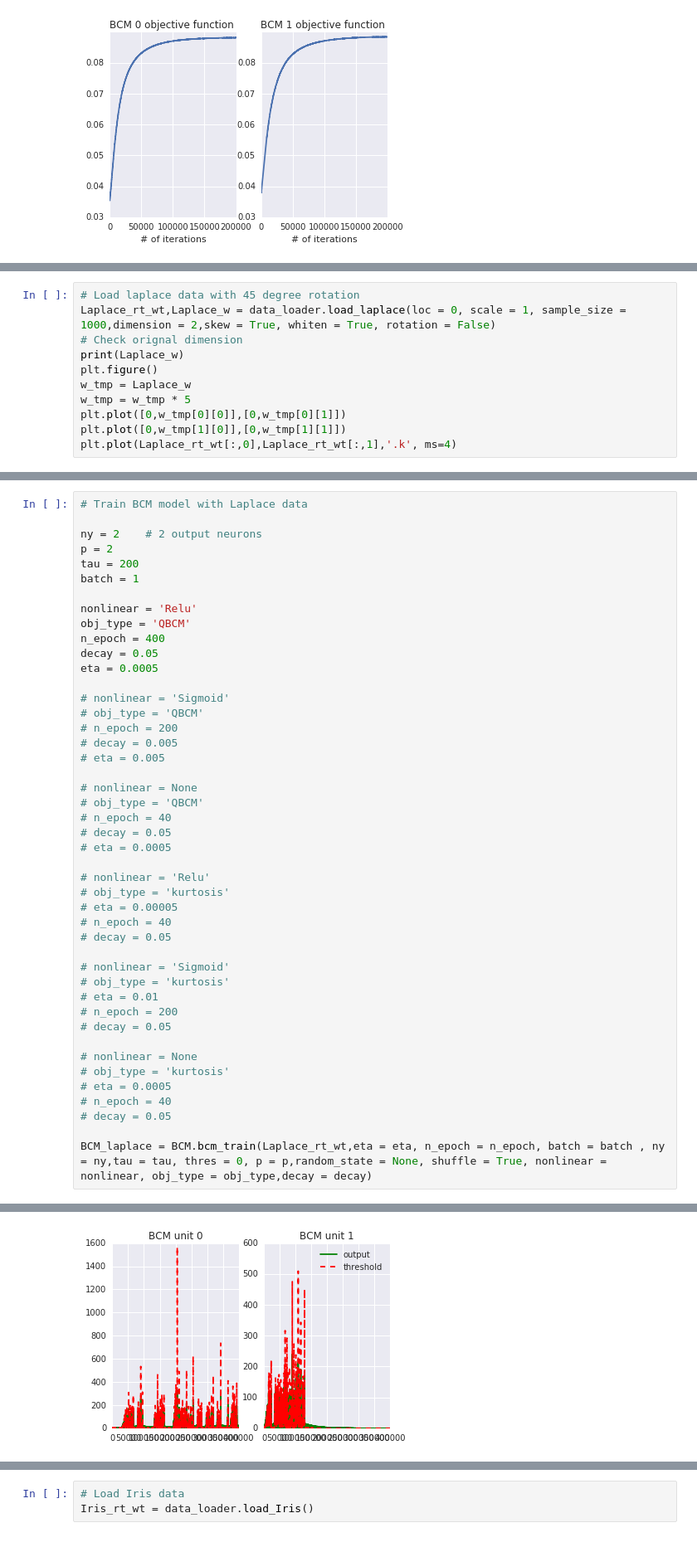
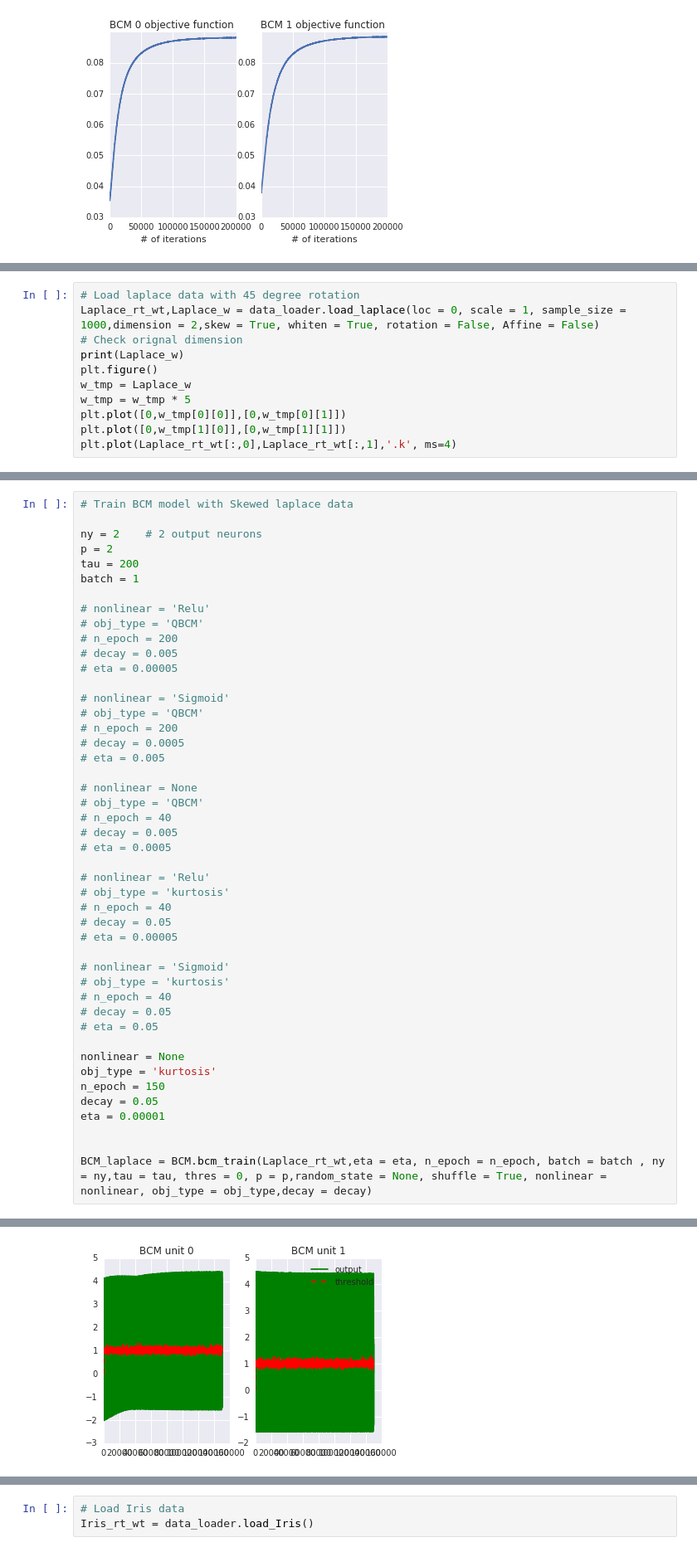
Before and after one commit to ShuangLiBCM/NNDL_Shuang, a Jupyter notebook: Multi_datasets_BCM_training_plotting.ipynb, the cells around one changed output, grey strips where cells are left out. Shown at 83% size. Cells and saved outputs as stored; diff of their text form.

Commit message:
updated multidata training

```diff
--- a/Multi_datasets_BCM_training_plotting.ipynb
+++ b/Multi_datasets_BCM_training_plotting.ipynb
@@ -119,6 +139,6 @@ BCM.bcm_obj(Laplace_rt_wt,w_min,w_max,reso,para,ori_w = Laplace_w)
 # %%
 # Load laplace data with 45 degree rotation
-Laplace_rt_wt,Laplace_w = data_loader.load_laplace(loc = 0, scale = 1, sample_size = 1000,dimension = 2,skew = True, whiten = True, rotation = False)
+Laplace_rt_wt,Laplace_w = data_loader.load_laplace(loc = 0, scale = 1, sample_size = 1000,dimension = 2,skew = True, whiten = True, rotation = False, Affine = False)
 # Check orignal dimension
 print(Laplace_w)
 plt.figure()
@@ -138,46 +158,47 @@ plt.plot(Laplace_rt_wt[:,0],Laplace_rt_wt[:,1],'.k', ms=4)
 # %%
-# Train BCM model with Laplace data
+# Train BCM model with Skewed laplace data
 
 ny = 2    # 2 output neurons
 p = 2
 tau = 200
 batch = 1
 
-nonlinear = 'Relu'
-obj_type = 'QBCM'
-n_epoch = 400
-decay = 0.05
-eta = 0.0005
+# nonlinear = 'Relu'
+# obj_type = 'QBCM'
+# n_epoch = 200
+# decay = 0.005
+# eta = 0.00005
 
 # nonlinear = 'Sigmoid'
 # obj_type = 'QBCM'
 # n_epoch = 200
-# decay = 0.005
+# decay = 0.0005
 # eta = 0.005
 
 # nonlinear = None
 # obj_type = 'QBCM'
 # n_epoch = 40
-# decay = 0.05
+# decay = 0.005
 # eta = 0.0005
 
 # nonlinear = 'Relu'
 # obj_type = 'kurtosis'
-# eta = 0.00005
 # n_epoch = 40
 # decay = 0.05
+# eta = 0.00005
 
 # nonlinear = 'Sigmoid'
 # obj_type = 'kurtosis'
-# eta = 0.01
-# n_epoch = 200
-# decay = 0.05
-
-# nonlinear = None
-# obj_type = 'kurtosis'
-# eta = 0.0005
 # n_epoch = 40
 # decay = 0.05
+# eta = 0.05
+
+nonlinear = None
+obj_type = 'kurtosis'
+n_epoch = 150
+decay = 0.05
+eta = 0.00001
+
 
 BCM_laplace = BCM.bcm_train(Laplace_rt_wt,eta = eta, n_epoch = n_epoch, batch = batch , ny = ny,tau = tau, thres = 0, p = p,random_state = None, shuffle = True, nonlinear = nonlinear, obj_type = obj_type,decay = decay)
 # %% [output]
@@ -185,2 +206,2 @@ done in 81.345s
-[figure, old version]
+[figure, new version]
 <matplotlib.figure.Figure at 0x...>
```
Also changed, not shown: parts of 10 cells of this notebook, 2 other files.
